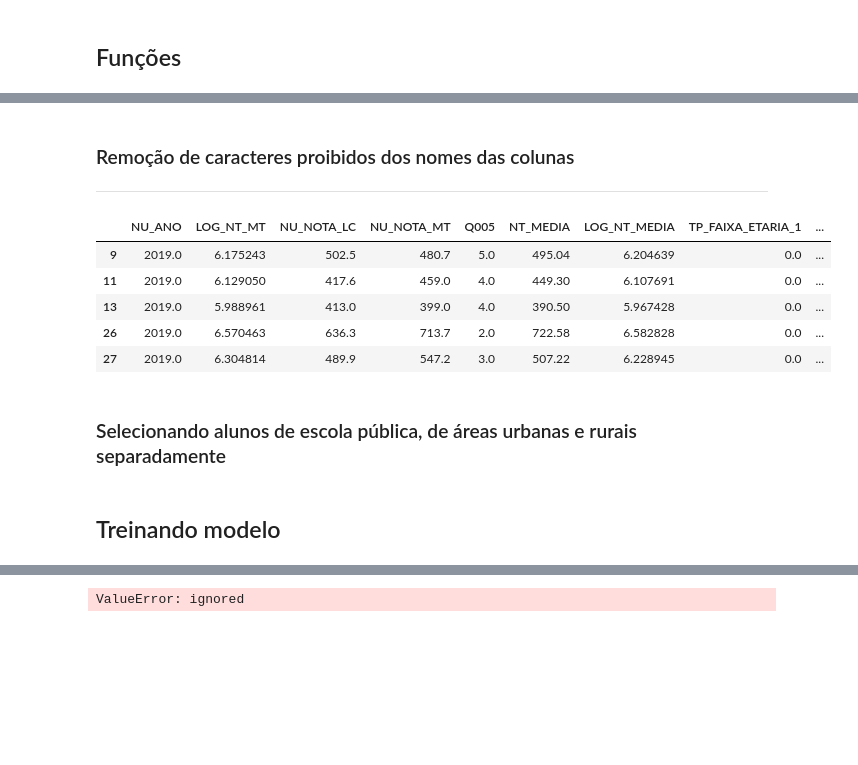
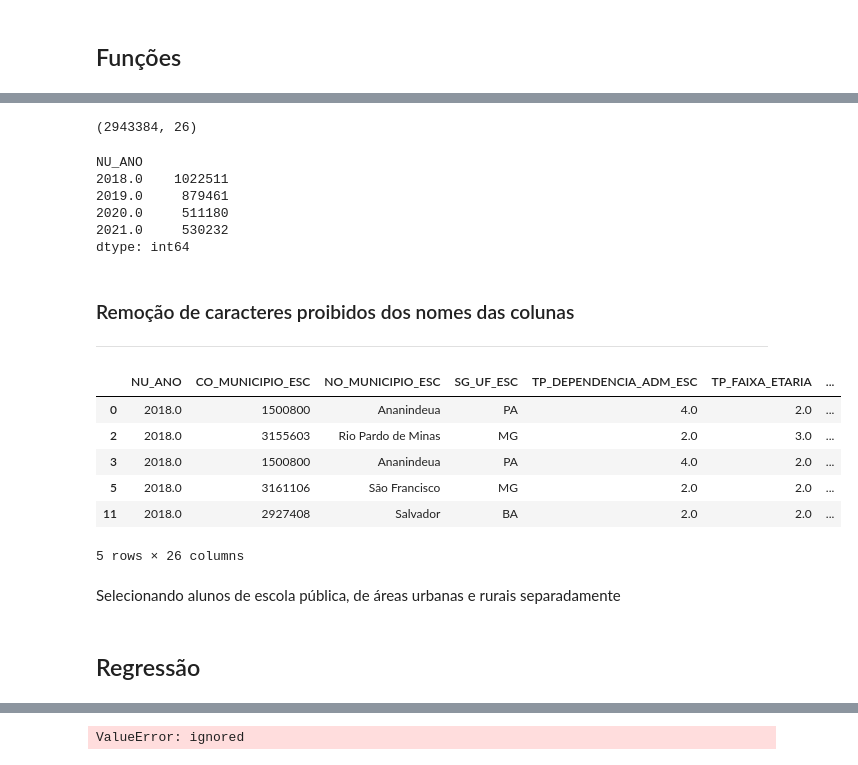
Before and after one commit to JV-Nunes/Relatorio-Conectividade, a Jupyter notebook: Analise/Models/QuantileReg.ipynb, the cells around one changed output, grey strips where cells are left out. Drawn from its saved outputs; the diff is of its cells as text; code cells hidden in the pictures; blank space fills up the shorter version.

```diff
--- a/Analise/Models/QuantileReg.ipynb
+++ b/Analise/Models/QuantileReg.ipynb
@@ -18,2 +15,30 @@ enem21 = pd.read_parquet('/content/drive/MyDrive/Gabinete/Relatório/Dados/enem
 # %% [markdown]
 ## Funções
+# %%
+def pipeline(data):
+
+    data['NAO_BRANCO'] = np.where(~data['TP_COR_RACA'].isin([1,4]), 1, 0)
+    data['MULHER'] = np.where(data['TP_SEXO'] == 'F', 1, 0)
+    data.drop(columns=['TP_SEXO'], inplace=True)
+
+    data.Q002 = data.Q002.fillna('H')
+    data.Q001 = data.Q001.fillna('H')
+    #data.Q006 = data.Q006.fillna(0)
+
+    data.IND_CASA = data.IND_CASA.fillna(0)
+    data.IND_CASA = data.IND_CASA.apply(lambda x: np.round(x, 2))
+    data['SOLTEIRO'] = np.where(data['TP_ESTADO_CIVIL'].isin([0,1]), 1, 0)
+
+    le = LabelEncoder()
+    for col in ['Q001', 'Q002', 'Q006', 'Q022', 'Q024']:
+        arr = data[col].values
+        le.fit(arr)
+        data[col] = le.transform(arr)
+    data.Q001 = data.Q001 + 1
+    data.Q002 = data.Q002 + 1
+    data.Q001 = data.Q001.replace(8,0)
+    data.Q002 = data.Q002.replace(8,0)
+
+    data.dropna(subset=['NT_MEDIA'], inplace=True)
+
+    return data
@@ -35,0 +71,7 @@ def create_model(df, cols):
+# %%
+data = pd.read_parquet('../../Resultados/Agg/ENEM/aux/dados_para_modelagem.parquet')
+# %%
+data = pipeline(data)
+# %%
+na_cols = return_nan(data)
+data.dropna(subset=['CO_MUNICIPIO_ESC'], inplace=True)
@@ -36,13 +87,27 @@ def create_model(df, cols):
+# %%
+data.shape
+# %% [output]
+(2943384, 26)
+# %%
+data.groupby('NU_ANO').size()
+# %% [output]
+NU_ANO
+2018.0    1022511
+2019.0     879461
+2020.0     511180
+2021.0     530232
+dtype: int64
 # %% [markdown]
 ### Remoção de caracteres proibidos dos nomes das colunas
 
 ---
 # %%
-enem19.head()
+data.head()
 # %% [output]
-|  | NU_ANO | LOG_NT_MT | NU_NOTA_LC | NU_NOTA_MT | Q005 | NT_MEDIA | LOG_NT_MEDIA | TP_FAIXA_ETARIA_1 | ... |
-| 9 | 2019.0 | 6.175243 | 502.5 | 480.7 | 5.0 | 495.04 | 6.204639 | 0.0 | ... |
-| 11 | 2019.0 | 6.129050 | 417.6 | 459.0 | 4.0 | 449.30 | 6.107691 | 0.0 | ... |
-| 13 | 2019.0 | 5.988961 | 413.0 | 399.0 | 4.0 | 390.50 | 5.967428 | 0.0 | ... |
-| 26 | 2019.0 | 6.570463 | 636.3 | 713.7 | 2.0 | 722.58 | 6.582828 | 0.0 | ... |
-| 27 | 2019.0 | 6.304814 | 489.9 | 547.2 | 3.0 | 507.22 | 6.228945 | 0.0 | ... |
+|  | NU_ANO | CO_MUNICIPIO_ESC | NO_MUNICIPIO_ESC | SG_UF_ESC | TP_DEPENDENCIA_ADM_ESC | TP_FAIXA_ETARIA | ... |
+| 0 | 2018.0 | 1500800 | Ananindeua | PA | 4.0 | 2.0 | ... |
+| 2 | 2018.0 | 3155603 | Rio Pardo de Minas | MG | 2.0 | 3.0 | ... |
+| 3 | 2018.0 | 1500800 | Ananindeua | PA | 4.0 | 2.0 | ... |
+| 5 | 2018.0 | 3161106 | São Francisco | MG | 2.0 | 2.0 | ... |
+| 11 | 2018.0 | 2927408 | Salvador | BA | 2.0 | 2.0 | ... |
+5 rows × 26 columns
@@ -53,2 +114,2 @@ enem19.rename(columns=rename_cols, inplace=True)
 # %% [markdown]
-### Selecionando alunos de escola pública, de áreas urbanas e rurais separadamente
+ Selecionando alunos de escola pública, de áreas urbanas e rurais separadamente
@@ -61,2 +115,0 @@ urb_pub19 = urb_pub19.drop(columns=[col for col in urb_pub19.columns if col.star
-# %% [markdown]
-## Treinando modelo
@@ -63 +118,3 @@ urb_pub19 = urb_pub19.drop(columns=[col for col in urb_pub19.columns if col.star
+# %% [markdown]
+## Regressão
 # %%
```
Also changed, not shown: parts of 16 cells of this notebook, 4 other files.
